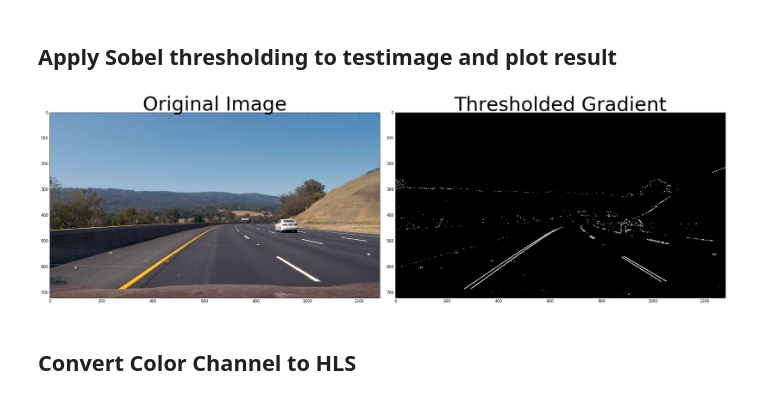
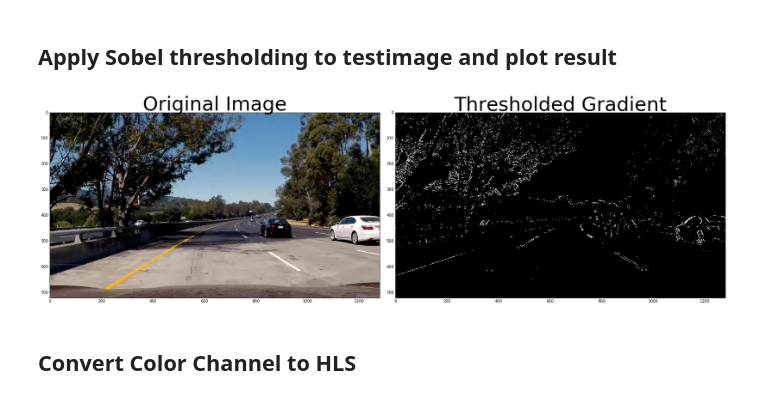
Before and after one commit to ZeipsCode/CarND-Advanced-Lane-Lines, a Jupyter notebook: example.ipynb, the cells around one changed output. Saved outputs shown, nothing was run; the diff lists cells and outputs as text; code cells hidden in the pictures.

```diff
--- a/example.ipynb
+++ b/example.ipynb
@@ -181,32 +177,32 @@ def dir_threshold(img, sobel_kernel=3, thresh=(0, np.pi/2)):
     # Return the binary image
     return binary_output
 # %%
-image = cv2.imread('test_images/test3.jpg')
+image = cv2.imread('test_images/test5.jpg')
 image = cv2.cvtColor(image, cv2.COLOR_BGR2RGB)
 #image = mpimg.imread('/home/zpr/Udacity/CarND-Advanced-Lane-Lines/test_images/test4.jpg')
 
 # Choose a Sobel kernel size
 ksize = 3 # Choose a larger odd number to smooth gradient measurements
 
 # Apply each of the thresholding functions
 gradx = abs_sobel_thresh(image, orient='x', thresh=(30, 255))
 grady = abs_sobel_thresh(image, orient='y', thresh=(30, 255))
 mag_binary = mag_thresh(image, sobel_kernel=ksize, mag_thresh=(100, 255))
 dir_binary = dir_threshold(image, sobel_kernel=ksize, thresh=(100, np.pi/2))
 
 combined = np.zeros_like(dir_binary)
 combined[((gradx == 1) & (grady == 1)) | ((mag_binary == 1) & (dir_binary == 1))] = 1
 
 
 pl, (ax1, ax2) = plt.subplots(1, 2, figsize=(24, 9))
 pl.tight_layout()
 ax1.imshow(image)
 ax1.set_title('Original Image', fontsize=50)
 ax2.imshow(combined, cmap='gray')
 ax2.set_title('Thresholded Gradient', fontsize=50)
 plt.subplots_adjust(left=0., right=1, top=0.9, bottom=0.)
 # %% [output]
-[figure, old version]
+[figure, new version]
 # %% [markdown]
 ## Convert Color Channel to HLS
 # %%
```
Also changed, not shown: parts of 16 cells of this notebook, 1 other file.
